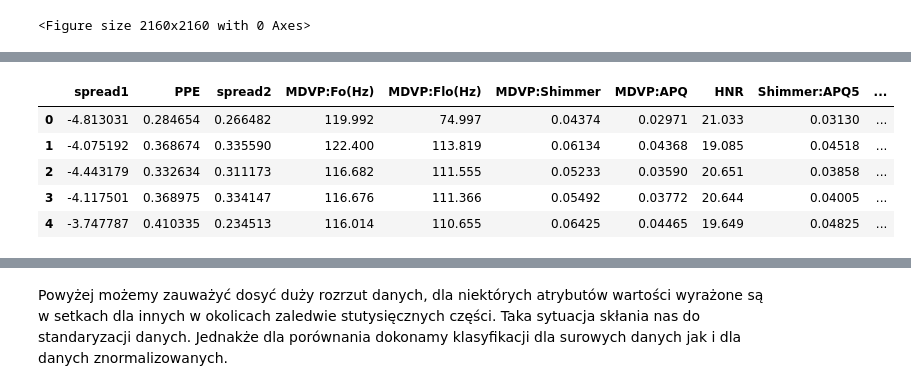
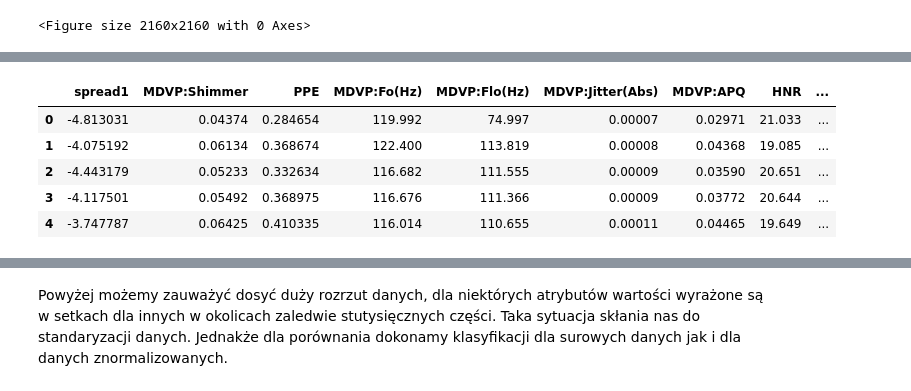
Before and after one commit to WektorX/Parkinsons-disease-classification, a Jupyter notebook: parkinson.ipynb, the cells around one changed output, grey strips where cells are left out. Drawn from its saved outputs; the diff is of its cells as text; code cells hidden in the pictures.

Commit message:
Fixes related to input data redundancy

```diff
--- a/parkinson.ipynb
+++ b/parkinson.ipynb
@@ -110,16 +133,15 @@ Mamy wartości korelacji dla każdego atrybutu, przyjmiemy więc że pominiemy d
 # %%
 status = data_set['status']
-data = data_set[['spread1', 'PPE', 'spread2', 'MDVP:Fo(Hz)', 'MDVP:Flo(Hz)', 'MDVP:Shimmer',
-                'MDVP:APQ' , 'HNR', 'Shimmer:APQ5', 'MDVP:Shimmer(dB)', 'Shimmer:APQ3',
-                'Shimmer:DDA', 'D2', 'MDVP:Jitter(Abs)', 'RPDE' ]]
+data = data_set[['spread1','MDVP:Shimmer', 'PPE', 'MDVP:Fo(Hz)',  'MDVP:Flo(Hz)', 'MDVP:Jitter(Abs)' ,'MDVP:APQ',
+                 'HNR', 'D2', 'RPDE','DFA', 'NHR', 'MDVP:Fhi(Hz)' ]]
 data.head()
 # %% [output]
-|  | spread1 | PPE | spread2 | MDVP:Fo(Hz) | MDVP:Flo(Hz) | MDVP:Shimmer | MDVP:APQ | HNR | Shimmer:APQ5 | ... |
-| 0 | -4.813031 | 0.284654 | 0.266482 | 119.992 | 74.997 | 0.04374 | 0.02971 | 21.033 | 0.03130 | ... |
-| 1 | -4.075192 | 0.368674 | 0.335590 | 122.400 | 113.819 | 0.06134 | 0.04368 | 19.085 | 0.04518 | ... |
-| 2 | -4.443179 | 0.332634 | 0.311173 | 116.682 | 111.555 | 0.05233 | 0.03590 | 20.651 | 0.03858 | ... |
-| 3 | -4.117501 | 0.368975 | 0.334147 | 116.676 | 111.366 | 0.05492 | 0.03772 | 20.644 | 0.04005 | ... |
-| 4 | -3.747787 | 0.410335 | 0.234513 | 116.014 | 110.655 | 0.06425 | 0.04465 | 19.649 | 0.04825 | ... |
+|  | spread1 | MDVP:Shimmer | PPE | MDVP:Fo(Hz) | MDVP:Flo(Hz) | MDVP:Jitter(Abs) | MDVP:APQ | HNR | ... |
+| 0 | -4.813031 | 0.04374 | 0.284654 | 119.992 | 74.997 | 0.00007 | 0.02971 | 21.033 | ... |
+| 1 | -4.075192 | 0.06134 | 0.368674 | 122.400 | 113.819 | 0.00008 | 0.04368 | 19.085 | ... |
+| 2 | -4.443179 | 0.05233 | 0.332634 | 116.682 | 111.555 | 0.00009 | 0.03590 | 20.651 | ... |
+| 3 | -4.117501 | 0.05492 | 0.368975 | 116.676 | 111.366 | 0.00009 | 0.03772 | 20.644 | ... |
+| 4 | -3.747787 | 0.06425 | 0.410335 | 116.014 | 110.655 | 0.00011 | 0.04465 | 19.649 | ... |
 # %%
 data.describe()
 # %% [output]
```
Also changed, not shown: parts of 16 cells of this notebook.
